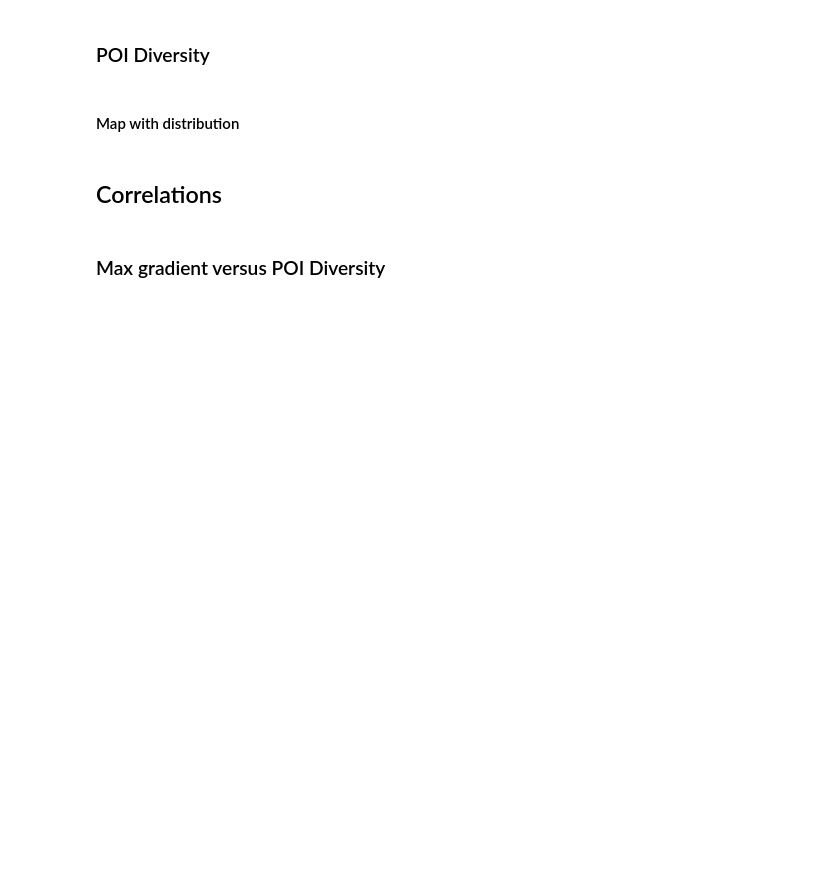
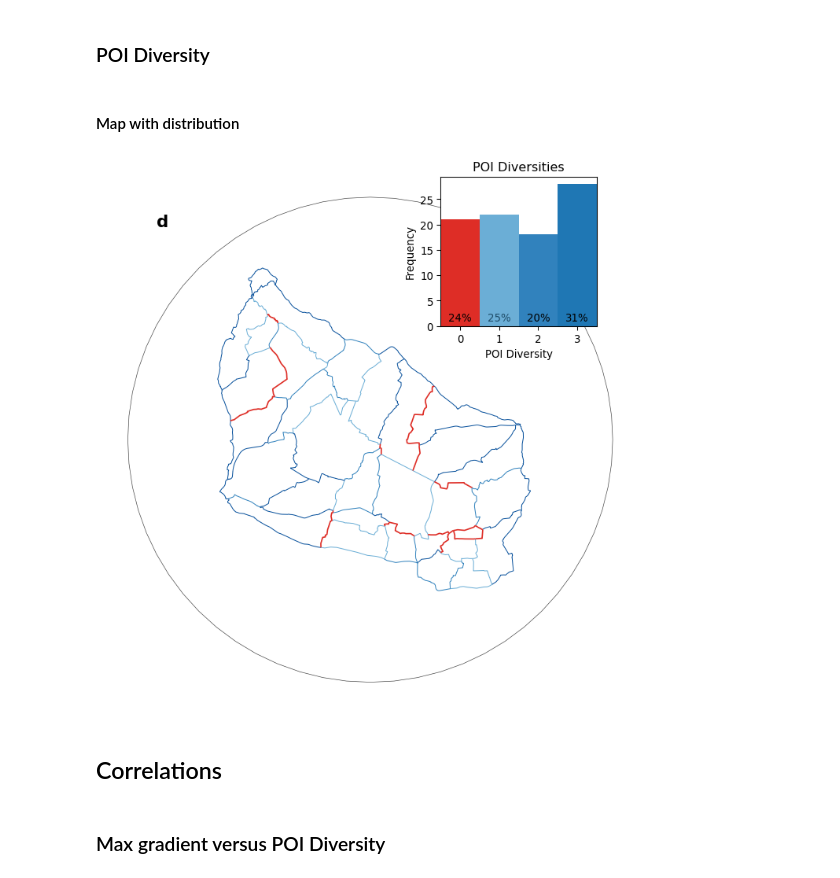
Before and after one commit to mszell/bikenwloops, a Jupyter notebook: code/03_basic_statistics.ipynb, the cells around one changed output. Drawn from its saved outputs; the diff is of its cells as text; code cells hidden in the pictures; blank space fills up the shorter version.

```diff
--- a/code/03_basic_statistics.ipynb
+++ b/code/03_basic_statistics.ipynb
@@ -1027,6 +1067,8 @@ fig.savefig(PATH["plot"] + "maxslopes" + "." + PLOTPARAM["format"])
 
 # using momepy to get nodes and edges gdf with corresponding labels and geometry objects
 nodes, edges = momepy.nx_to_gdf(net=Gnx, points=True, lines=True)
+nodes = nodes.set_crs(proj_crs)
+edges = edges.set_crs(proj_crs)
 
 for classification in edges.poi_diversity.unique():
     fp = PATH["data_out"] + f"edges_poidiversity{classification}.gpkg"
@@ -1042,6 +1084,7 @@ fig, ax = plot_dk_gdf(
 
 for classification in edges.poi_diversity.unique():
     df = gpd.read_file(PATH["data_out"] + f"edges_poidiversity{classification}.gpkg")
+    df = df.set_crs(proj_crs)
     df.plot(
         ax=ax,
         color=PLOTPARAM["poidiversity_classification_colors"][classification],
@@ -1107,33 +1150,35 @@ axes.text(
             / len(poidiversities)
             * 100
         )
     )
     + "%",
     horizontalalignment="center",
     verticalalignment="top",
     color=lighten_color(PLOTPARAM["poidiversity_classification_colors"][2], 2),
 )
 axes.text(
     3.5,
     max(N) * 0.1,
     str(
         round(
             len([i for i, x in enumerate(poidiversities) if (x == 3)])
             / len(poidiversities)
             * 100
         )
     )
     + "%",
     horizontalalignment="center",
     verticalalignment="top",
     color=lighten_color(PLOTPARAM["poidiversity_classification_colors"][3], 2),
 )
 
 axes.set_xticks([0.5, 1.5, 2.5, 3.5])
 axes.set_xticklabels([0, 1, 2, 3])
 axes.set_xlim([0, xmax + 1])
 
 fig.savefig(PATH["plot"] + "poidiversities" + "." + PLOTPARAM["format"])
+# %% [output]
+[figure, added]
 # %% [markdown]
 ## Correlations
 # %%
```
Also changed, not shown: parts of 15 cells of this notebook, 1 other file.
